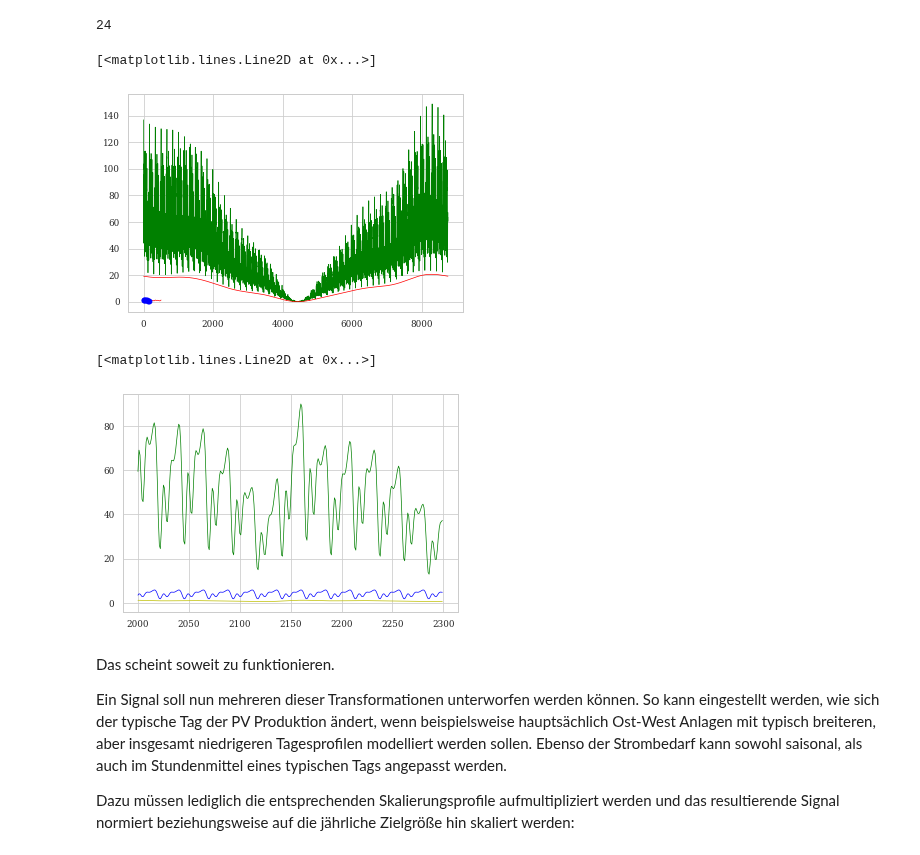
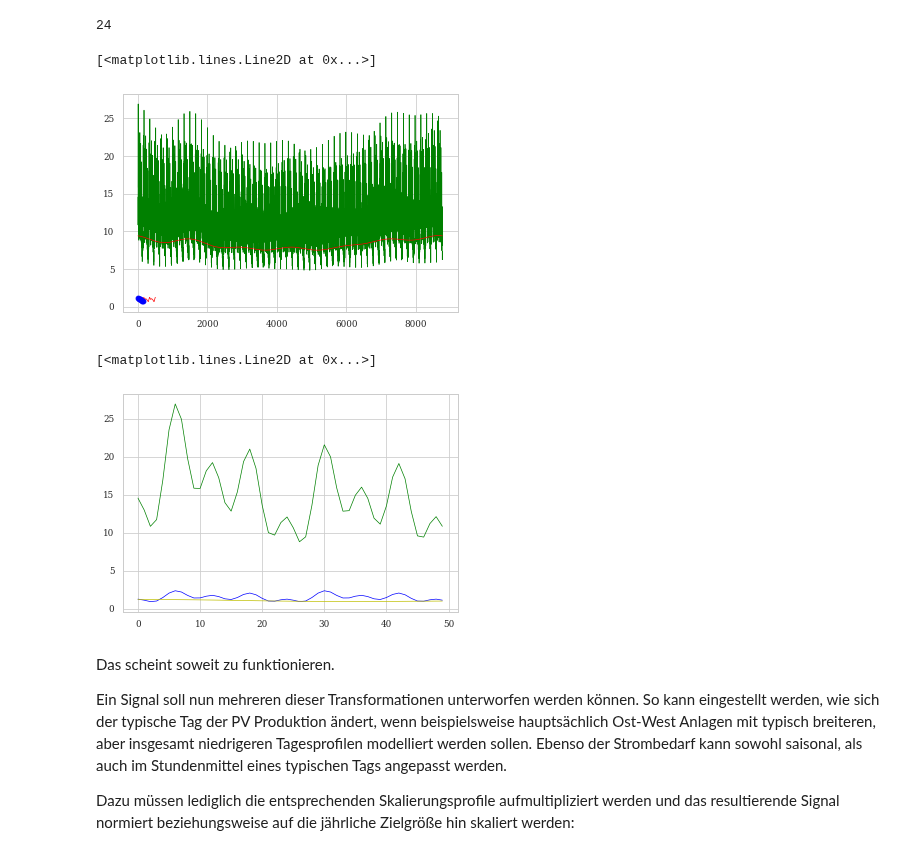
Before and after one commit to simonschaluppe/FLUCCOplus, a Jupyter notebook: notebooks/4.3.0_Transformation.ipynb, the cells around one changed output. Cells and saved outputs as stored; diff of their text form; code cells hidden in the pictures.

```diff
--- a/notebooks/4.3.0_Transformation.ipynb
+++ b/notebooks/4.3.0_Transformation.ipynb
@@ -25,10 +29,11 @@ FLUCCOplus.notebooks loaded!
 # define timeframe (of periodicity) of scaler
 h = 8760 #hours of periodic timeframe
 
-p = np.array([6,4,2,4,3,4,5,5])
+p = np.array([9.3, 8.6, 8.9, 8.1, 7.8, 7.6, 7.8, 7.6, 7.9, 8.5, 8.9, 9.0])
 s_year = traffo.transform(p)
 
 def plot(timeseries, supports, h=8760,):
+
     x = np.arange(0, h, h/len(supports))
     xh = np.arange(0,h,1)
     plt.plot(x, supports, "bo")
@@ -40,9 +45,9 @@ plot(s_year, p)
 ## Beispielanwendung:
 ### Temperaturglättung Donauwasser
 # %%
-h = 8760 #hours of periodic timeframe
+#h = 8760 #hours of periodic timeframe
 
 # Monatsmitteltemperaturen
-p = np.array([19.3, 18.1, 17.7, 12.1, 7.6, 4, 0.2, 2.8, 7.4, 10.7, 13.8, 19.8])
-s_year = traffo.transform(p)
-plot(s_year, p)
+#p = np.array([19.3, 18.1, 17.7, 12.1, 7.6, 4, 0.2, 2.8, 7.4, 10.7, 13.8, 19.8])
+#s_year = traffo.transform(p)
+#plot(s_year, p)
@@ -55,13 +60,13 @@ ok, wie siehts aus mit anderen timeframes? Tagesmodulation?
 # %%
 hscale = 24
-p_day = np.array([6,4,2,4,3,4,5,5])
+p_day = np.array([1.1, 1.2, 2.2, 1.6, 1.6, 1.4, 1.9, 1.2])
 day = traffo.transform(p_day, hour_scale=hscale)
 
 x = np.arange(0, hscale, hscale/len(p_day))
 xh = np.arange(0,8760,1)
 
-plt.plot(xh[:hscale*3], day[:hscale*3], "r")
-plt.plot(x[:hscale*3], p_day[:hscale*3], "bo")
+plt.plot(xh[:hscale*2], day[:hscale*2], "r")
+plt.plot(x[:hscale*2], p_day[:hscale*2], "bo")
 len(day)
 # %% [output]
 8760
@@ -76,28 +83,28 @@ hscale = 168 # 7*24
 # %%
-p_week = np.array([1.2,1,1,1,0.9,0.7,0.7])
+p_week = np.array([1.2, 1, 1, 1, 0.9, 0.7, 0.8]) # from monday to sunday
 week = traffo.transform(p_week, hour_scale=hscale)
 
 x = np.arange(0, hscale, hscale/len(p_week))
 xh = np.arange(0,8760,1)
 
 plt.plot(xh[:hscale*3], week[:hscale*3], "r")
 plt.plot(x[:hscale*3], p_week[:hscale*3], "bo")
 len(week)
 
 example = week * day * s_year
 plt.plot(xh, example, "g")
 plt.plot(xh, s_year, "r-")
 # %% [output]
 [<matplotlib.lines.Line2D at 0x...>]
-[figure, old version]
+[figure, new version]
 # %%
-a,b = 2000, 2300
+a,b = 0, 50
 plt.plot(xh[a:b], example[a:b], "g")
 plt.plot(xh[a:b], day[a:b], "b-")
 plt.plot(xh[a:b], week[a:b], "y-")
 # %% [output]
 [<matplotlib.lines.Line2D at 0x...>]
-[figure, old version]
+[figure, new version]
 # %% [markdown]
 Das scheint soweit zu funktionieren.
 
```
Also changed, not shown: parts of 11 cells of this notebook, 4 other files.
